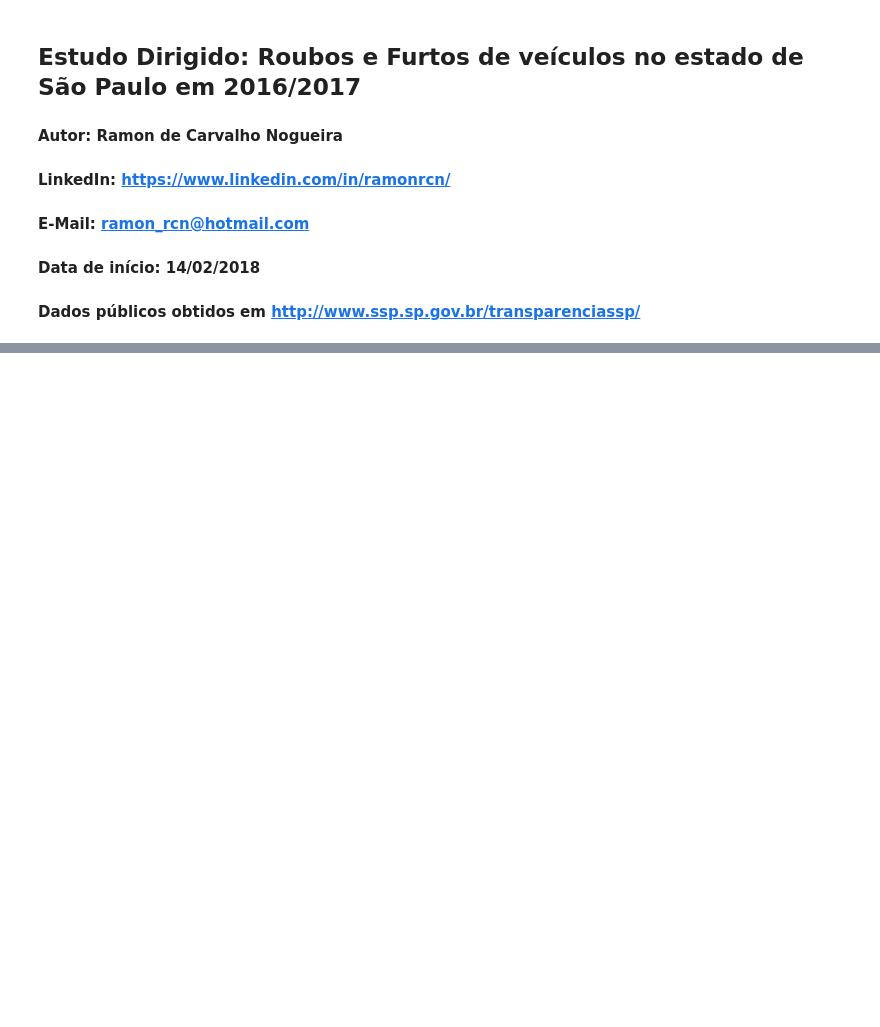
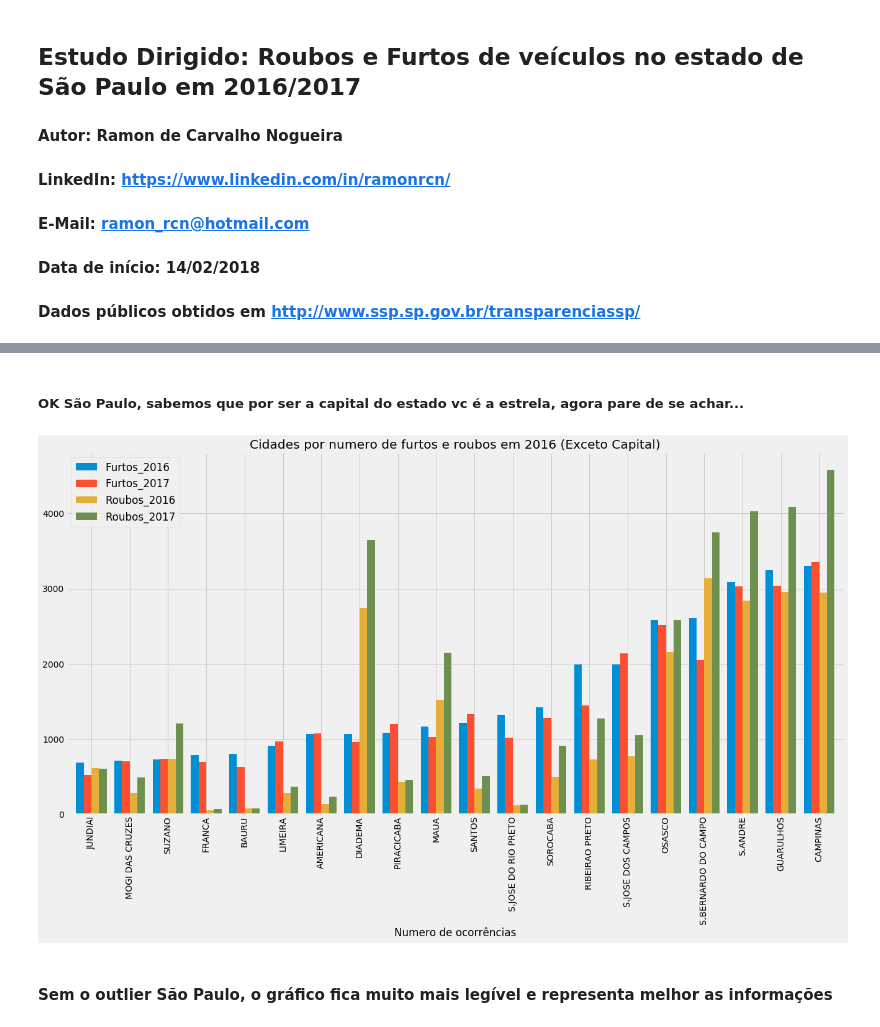
Before and after one commit to ramonrcn/Roubos-e-Furtos-2016-17, a Jupyter notebook: Graficos.ipynb, the cells around one changed output, grey strips where cells are left out. Cells and saved outputs as stored; diff of their text form; code cells hidden in the pictures; blank space fills up the shorter version.

```diff
--- a/Graficos.ipynb
+++ b/Graficos.ipynb
@@ -132,0 +61,8 @@ print('shape de furtos:', furtos2016.shape)
+# %%
+# Dropando registros em branco da coluna CIDADE de todos os datasets
+
+roubos2016['CIDADE'].dropna(axis = 0, how = 'any', inplace = True)
+furtos2016['CIDADE'].dropna(axis = 0, how = 'any', inplace = True)
+
+roubos2017['CIDADE'].dropna(axis = 0, how = 'any', inplace = True)
+furtos2017['CIDADE'].dropna(axis = 0, how = 'any', inplace = True)
@@ -132,0 +130,17 @@ print('shape de furtos:', furtos2016.shape)
+# %% [markdown]
+##### OK São Paulo, sabemos que por ser a capital do estado vc é a estrela, agora pare de se achar...
+# %%
+JooJ = FxR.drop('S.PAULO').tail(20) # Dropando o outlier São Paulo
+
+# Plotando o gráfico sem o outlier
+JooJ.plot(kind = 'bar', figsize = (20,10), width = 0.8, fontsize = 'medium')
+
+
+plt.title('Cidades por numero de furtos e roubos em 2016 (Exceto Capital)') # Título
+plt.xlabel('Numero de ocorrências') # Legenda eixo X
+plt.legend(loc = 'upper left', fontsize = 'large') # Legenda de cores do gráfico
+plt.savefig('C:\\Python\Data Science Projects\Roubos e Furtos Veículos\\5 - Insights\Cidades_Furtos_2') # Salvando gráfico em arquivo
+# %% [output]
+[figure, added]
+# %% [markdown]
+#### Sem o outlier São Paulo, o gráfico fica muito mais legível e representa melhor as informações
```
Also changed, not shown: parts of 38 cells of this notebook, 8 other files.
